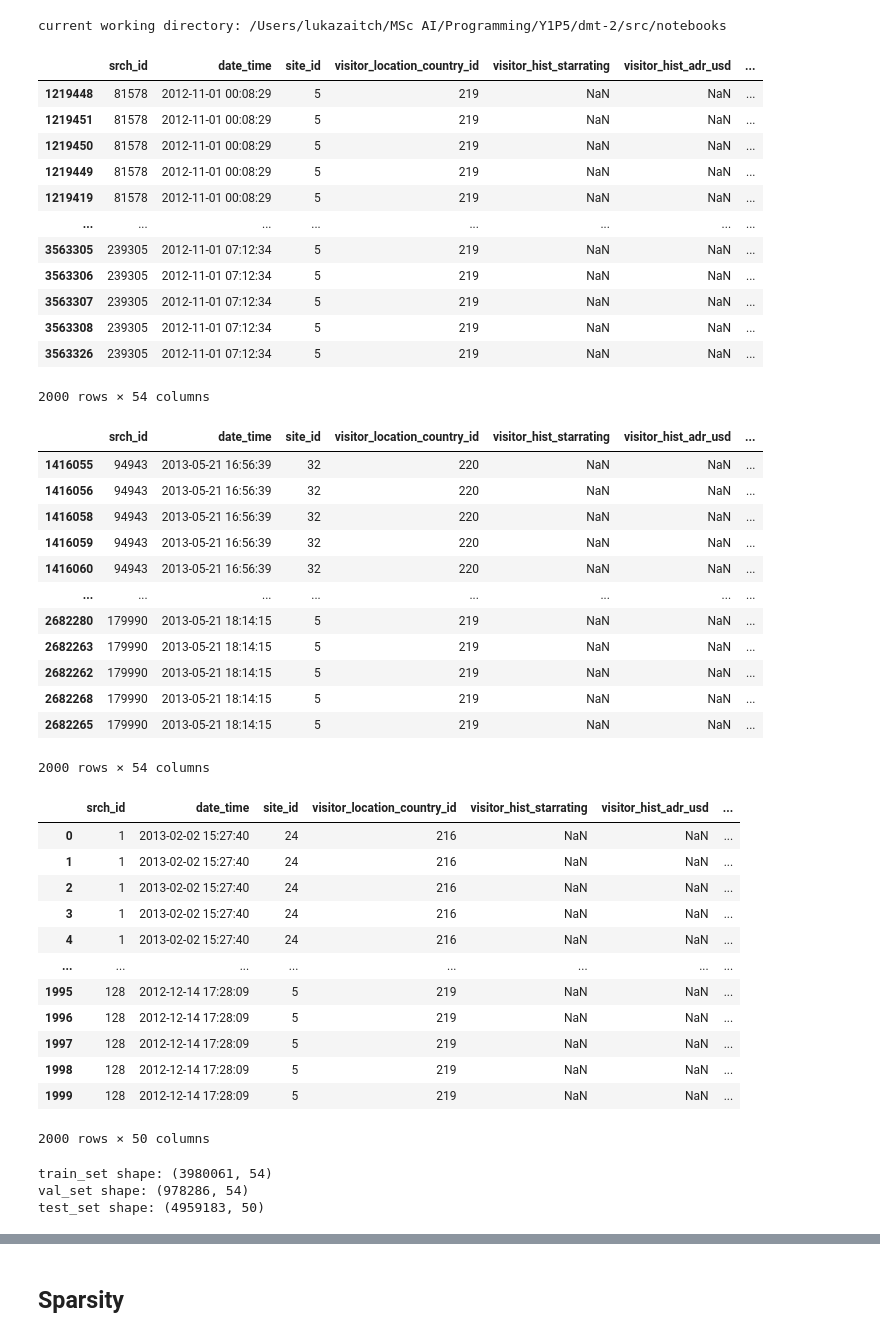
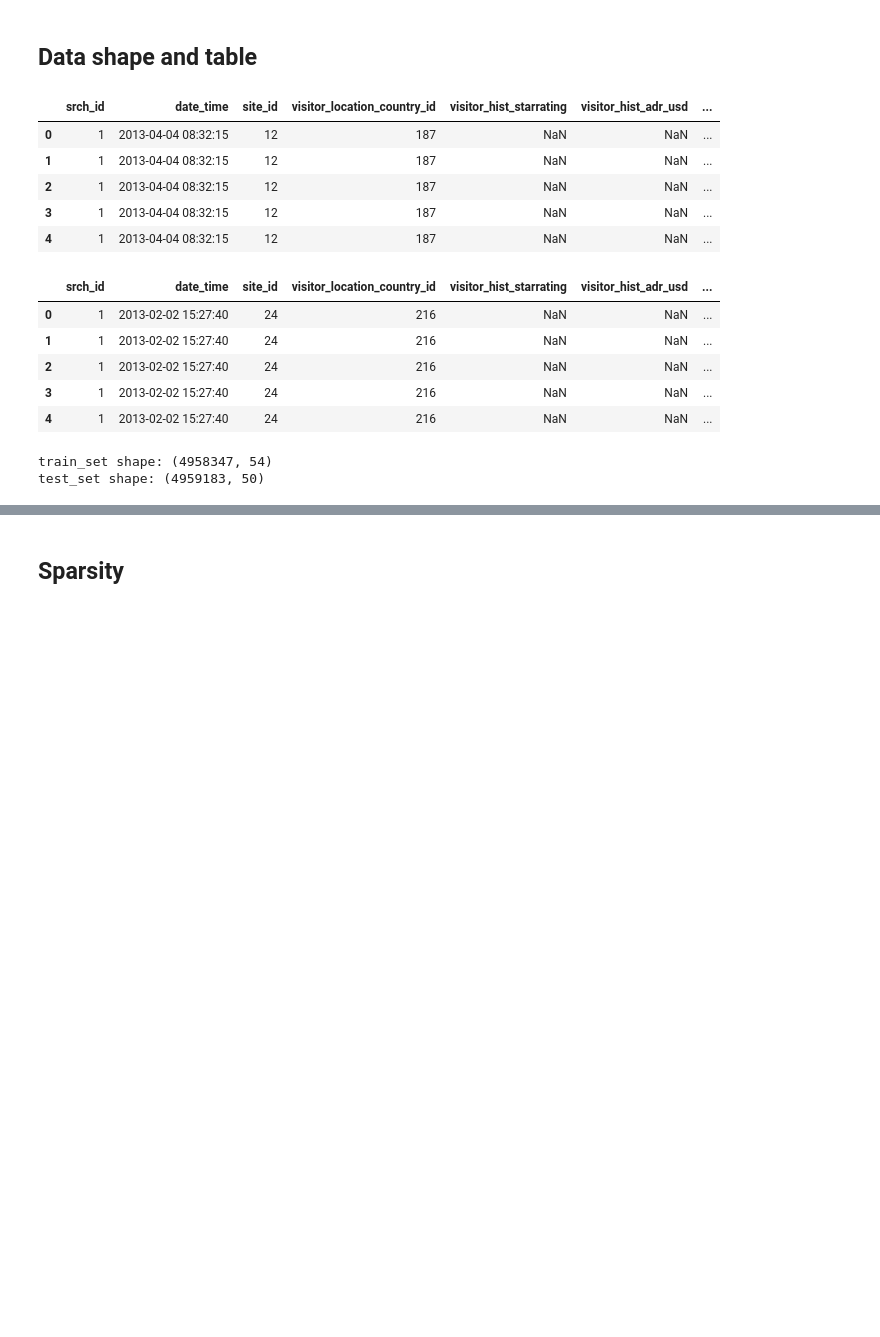
Before and after one commit to L42-AI/dmt-2, a Jupyter notebook: src/notebooks/eda.ipynb, the cells around one changed output, grey strips where cells are left out. Cells and saved outputs as stored; diff of their text form; code cells hidden in the pictures; blank space fills up the shorter version.

```diff
--- a/src/notebooks/eda.ipynb
+++ b/src/notebooks/eda.ipynb
@@ -19,61 +14,27 @@ from training_split import train_val_split
-# %%
-cwd = os.getcwd()
-print(f'current working directory: {cwd}')
-pd.set_option("display.max_columns", None)
-# %% [output]
-current working directory: /Users/lukazaitch/MSc AI/Programming/Y1P5/dmt-2/src/notebooks
 # %%
-train_set, test_set = load_data()
-train_set, val_set = train_val_split(train_set, train_ratio=0.8)
+# Load data
+sub_sample, train_set, test_set = load_data()
+# %% [markdown]
+## Data shape and table
 # %%
-n_rows = 2000
+n_rows = 5
 display(train_set.head(n_rows))
-display(val_set.head(n_rows))
 display(test_set.head(n_rows))
 print('train_set shape:', train_set.shape)
-print('val_set shape:', val_set.shape)
 print('test_set shape:', test_set.shape)
 # %% [output]
 |  | srch_id | date_time | site_id | visitor_location_country_id | visitor_hist_starrating | visitor_hist_adr_usd | ... |
-| 1219448 | 81578 | 2012-11-01 00:08:29 | 5 | 219 | NaN | NaN | ... |
-| 1219451 | 81578 | 2012-11-01 00:08:29 | 5 | 219 | NaN | NaN | ... |
-| 1219450 | 81578 | 2012-11-01 00:08:29 | 5 | 219 | NaN | NaN | ... |
-| 1219449 | 81578 | 2012-11-01 00:08:29 | 5 | 219 | NaN | NaN | ... |
-| 1219419 | 81578 | 2012-11-01 00:08:29 | 5 | 219 | NaN | NaN | ... |
-| ... | ... | ... | ... | ... | ... | ... | ... |
-| 3563305 | 239305 | 2012-11-01 07:12:34 | 5 | 219 | NaN | NaN | ... |
-| 3563306 | 239305 | 2012-11-01 07:12:34 | 5 | 219 | NaN | NaN | ... |
-| 3563307 | 239305 | 2012-11-01 07:12:34 | 5 | 219 | NaN | NaN | ... |
-| 3563308 | 239305 | 2012-11-01 07:12:34 | 5 | 219 | NaN | NaN | ... |
-| 3563326 | 239305 | 2012-11-01 07:12:34 | 5 | 219 | NaN | NaN | ... |
+| 0 | 1 | 2013-04-04 08:32:15 | 12 | 187 | NaN | NaN | ... |
+| 1 | 1 | 2013-04-04 08:32:15 | 12 | 187 | NaN | NaN | ... |
+| 2 | 1 | 2013-04-04 08:32:15 | 12 | 187 | NaN | NaN | ... |
+| 3 | 1 | 2013-04-04 08:32:15 | 12 | 187 | NaN | NaN | ... |
+| 4 | 1 | 2013-04-04 08:32:15 | 12 | 187 | NaN | NaN | ... |
+|  | srch_id | date_time | site_id | visitor_location_country_id | visitor_hist_starrating | visitor_hist_adr_usd | ... |
+| 0 | 1 | 2013-02-02 15:27:40 | 24 | 216 | NaN | NaN | ... |
+| 1 | 1 | 2013-02-02 15:27:40 | 24 | 216 | NaN | NaN | ... |
+| 2 | 1 | 2013-02-02 15:27:40 | 24 | 216 | NaN | NaN | ... |
+| 3 | 1 | 2013-02-02 15:27:40 | 24 | 216 | NaN | NaN | ... |
+| 4 | 1 | 2013-02-02 15:27:40 | 24 | 216 | NaN | NaN | ... |
-2000 rows × 54 columns
+train_set shape: (4958347, 54)
+test_set shape: (4959183, 50)
-|  | srch_id | date_time | site_id | visitor_location_country_id | visitor_hist_starrating | visitor_hist_adr_usd | ... |
-| 1416055 | 94943 | 2013-05-21 16:56:39 | 32 | 220 | NaN | NaN | ... |
-| 1416056 | 94943 | 2013-05-21 16:56:39 | 32 | 220 | NaN | NaN | ... |
-| 1416058 | 94943 | 2013-05-21 16:56:39 | 32 | 220 | NaN | NaN | ... |
-| 1416059 | 94943 | 2013-05-21 16:56:39 | 32 | 220 | NaN | NaN | ... |
-| 1416060 | 94943 | 2013-05-21 16:56:39 | 32 | 220 | NaN | NaN | ... |
-| ... | ... | ... | ... | ... | ... | ... | ... |
-| 2682280 | 179990 | 2013-05-21 18:14:15 | 5 | 219 | NaN | NaN | ... |
-| 2682263 | 179990 | 2013-05-21 18:14:15 | 5 | 219 | NaN | NaN | ... |
-| 2682262 | 179990 | 2013-05-21 18:14:15 | 5 | 219 | NaN | NaN | ... |
-| 2682268 | 179990 | 2013-05-21 18:14:15 | 5 | 219 | NaN | NaN | ... |
-| 2682265 | 179990 | 2013-05-21 18:14:15 | 5 | 219 | NaN | NaN | ... |
-2000 rows × 54 columns
-|  | srch_id | date_time | site_id | visitor_location_country_id | visitor_hist_starrating | visitor_hist_adr_usd | ... |
-| 0 | 1 | 2013-02-02 15:27:40 | 24 | 216 | NaN | NaN | ... |
-| 1 | 1 | 2013-02-02 15:27:40 | 24 | 216 | NaN | NaN | ... |
-| 2 | 1 | 2013-02-02 15:27:40 | 24 | 216 | NaN | NaN | ... |
-| 3 | 1 | 2013-02-02 15:27:40 | 24 | 216 | NaN | NaN | ... |
-| 4 | 1 | 2013-02-02 15:27:40 | 24 | 216 | NaN | NaN | ... |
-| ... | ... | ... | ... | ... | ... | ... | ... |
-| 1995 | 128 | 2012-12-14 17:28:09 | 5 | 219 | NaN | NaN | ... |
-| 1996 | 128 | 2012-12-14 17:28:09 | 5 | 219 | NaN | NaN | ... |
-| 1997 | 128 | 2012-12-14 17:28:09 | 5 | 219 | NaN | NaN | ... |
-| 1998 | 128 | 2012-12-14 17:28:09 | 5 | 219 | NaN | NaN | ... |
-| 1999 | 128 | 2012-12-14 17:28:09 | 5 | 219 | NaN | NaN | ... |
-2000 rows × 50 columns
-train_set shape: (3980061, 54)
-val_set shape: (978286, 54)
-test_set shape: (4959183, 50)
 # %%
```
Also changed, not shown: parts of 21 cells of this notebook.
